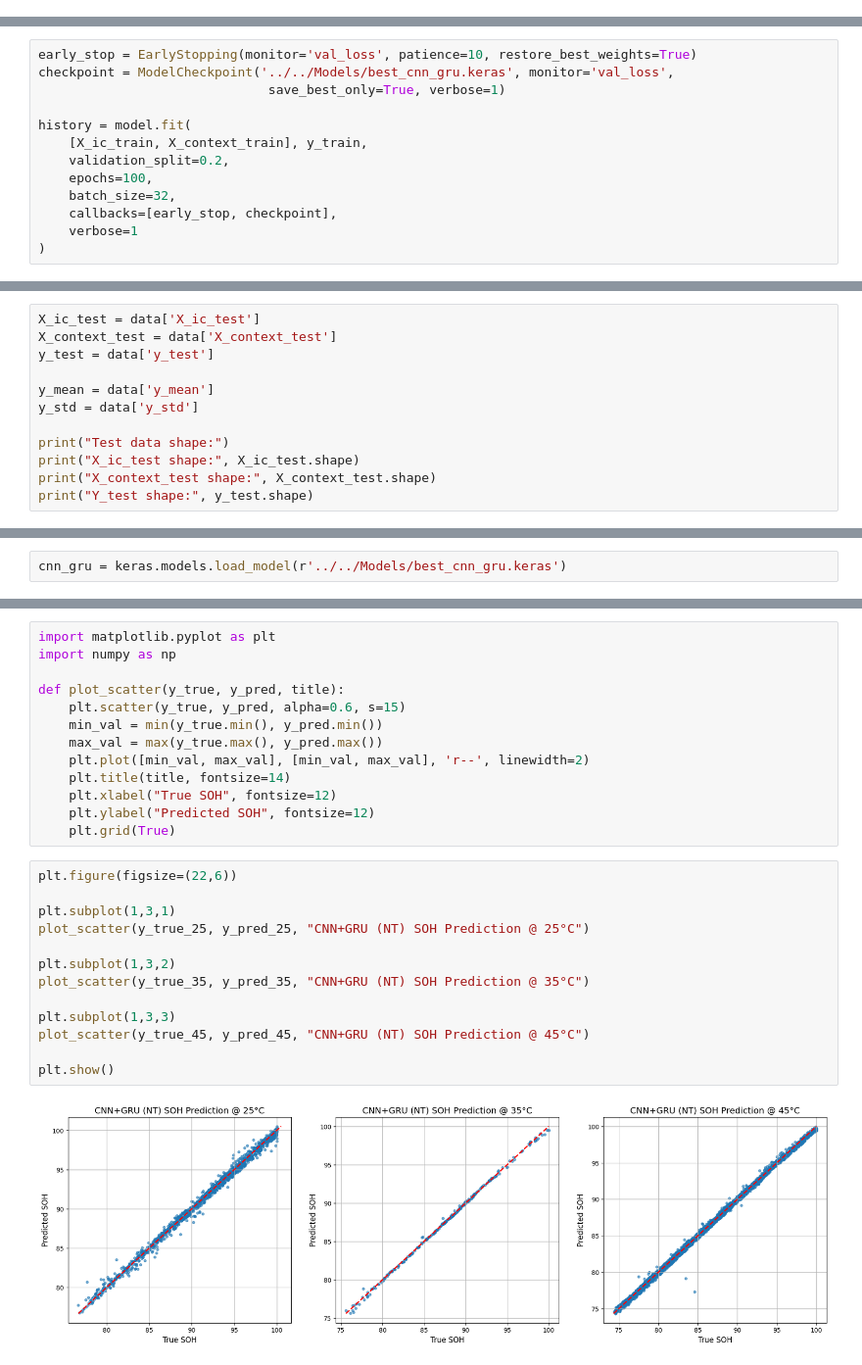
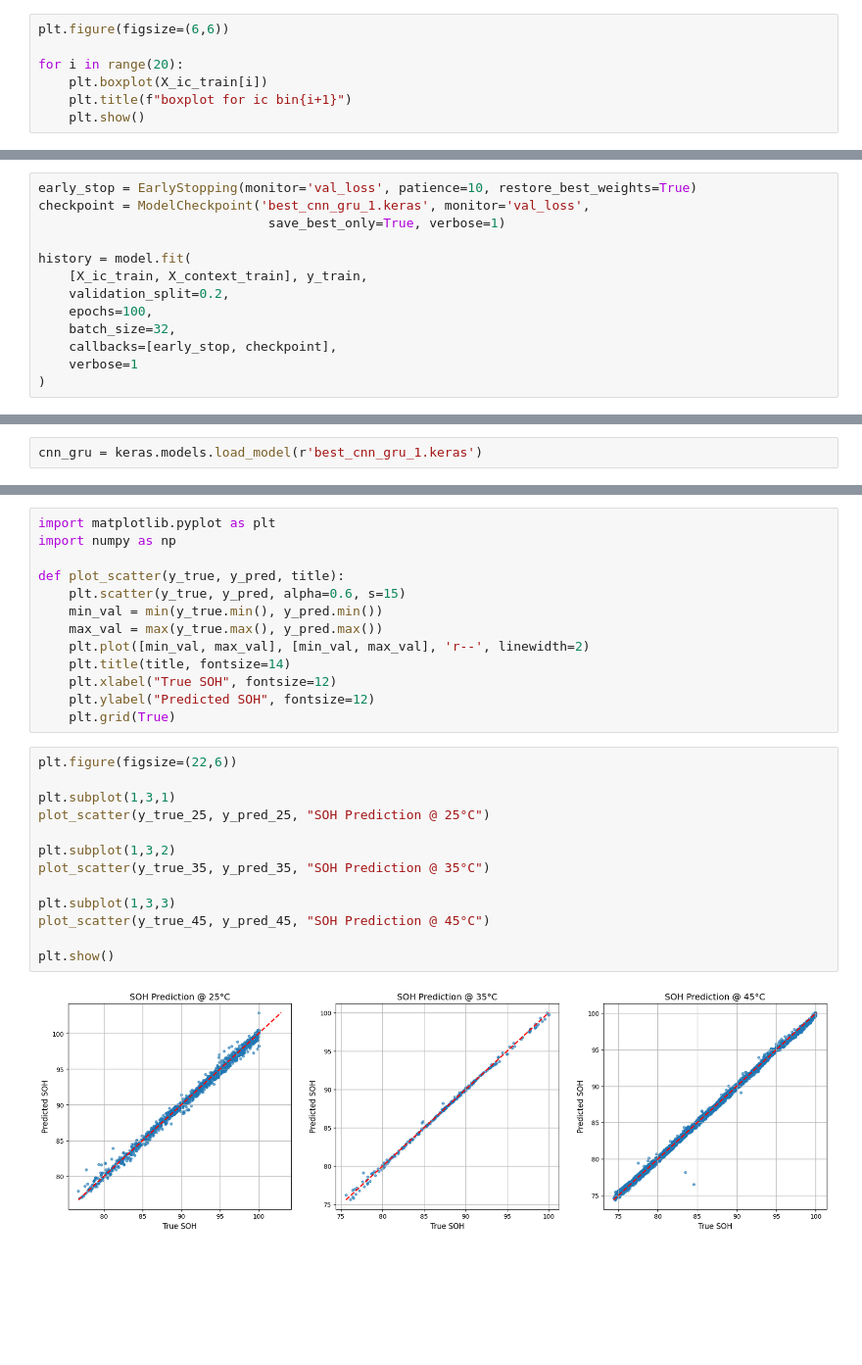
Before and after one commit to Mangalasridharan/robust-soh-estimation, a Jupyter notebook: Notebooks/Normal Training/CNN_GRU.ipynb, the cells around one changed output, grey strips where cells are left out. Shown at 98% size. Saved outputs shown, nothing was run; the diff lists cells and outputs as text; blank space fills up the shorter version.

```diff
--- a/Notebooks/Normal Training/CNN_GRU.ipynb
+++ b/Notebooks/Normal Training/CNN_GRU.ipynb
@@ -56,0 +160,7 @@ y_train shape: (18109,)
+# %%
+plt.figure(figsize=(6,6))
+
+for i in range(20):
+    plt.boxplot(X_ic_train[i])
+    plt.title(f"boxplot for ic bin{i+1}")
+    plt.show()
@@ -108,7 +236,7 @@ Model: "functional"
  Non-trainable params: 0 (0.00 B)
 # %%
 early_stop = EarlyStopping(monitor='val_loss', patience=10, restore_best_weights=True)
-checkpoint = ModelCheckpoint('../../Models/best_cnn_gru.keras', monitor='val_loss',
+checkpoint = ModelCheckpoint('best_cnn_gru_1.keras', monitor='val_loss',
                               save_best_only=True, verbose=1)
 
 history = model.fit(
@@ -140,12 +267,0 @@ Epoch 87: val_loss did not improve from 0.00434
-# %%
-X_ic_test = data['X_ic_test']
-X_context_test = data['X_context_test']
-y_test = data['y_test']
-
-y_mean = data['y_mean']
-y_std = data['y_std']
-
-print("Test data shape:")
-print("X_ic_test shape:", X_ic_test.shape)
-print("X_context_test shape:", X_context_test.shape)
-print("Y_test shape:", y_test.shape)
@@ -293,7 +400,7 @@ print(X_ic_test_45_seq.shape)
 (235, 20, 1, 1)
 (3131, 20, 1, 1)
 # %%
-cnn_gru = keras.models.load_model(r'../../Models/best_cnn_gru.keras')
+cnn_gru = keras.models.load_model(r'best_cnn_gru_1.keras')
 # %%
 y_pred_25_scaled = cnn_gru.predict([X_ic_test_25_seq, X_context_test_25]).flatten()
 y_pred_35_scaled = cnn_gru.predict([X_ic_test_35_seq, X_context_test_35]).flatten()
@@ -345,15 +454,15 @@ def plot_scatter(y_true, y_pred, title):
 # %%
 plt.figure(figsize=(22,6))
 
 plt.subplot(1,3,1)
-plot_scatter(y_true_25, y_pred_25, "CNN+GRU (NT) SOH Prediction @ 25°C")
+plot_scatter(y_true_25, y_pred_25, "SOH Prediction @ 25°C")
 
 plt.subplot(1,3,2)
-plot_scatter(y_true_35, y_pred_35, "CNN+GRU (NT) SOH Prediction @ 35°C")
+plot_scatter(y_true_35, y_pred_35, "SOH Prediction @ 35°C")
 
 plt.subplot(1,3,3)
-plot_scatter(y_true_45, y_pred_45, "CNN+GRU (NT) SOH Prediction @ 45°C")
+plot_scatter(y_true_45, y_pred_45, "SOH Prediction @ 45°C")
 
 plt.show()
 # %% [output]
-[figure, old version]
+[figure, new version]
```
Also changed, not shown: parts of 15 cells of this notebook.
